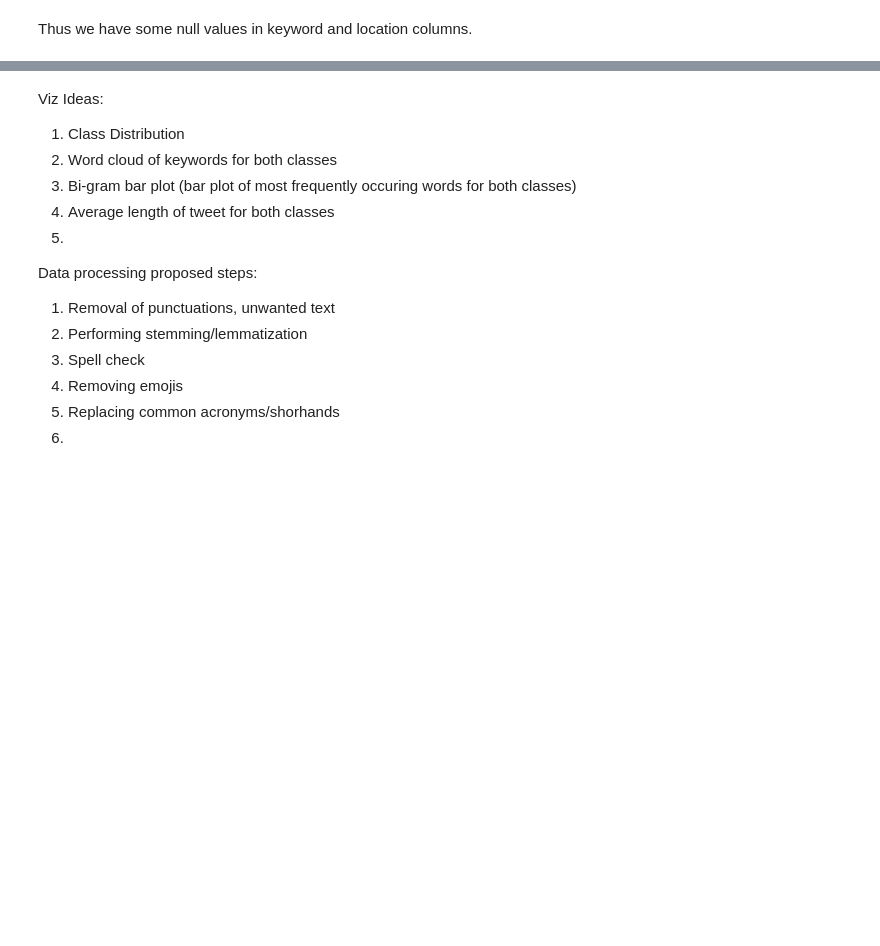
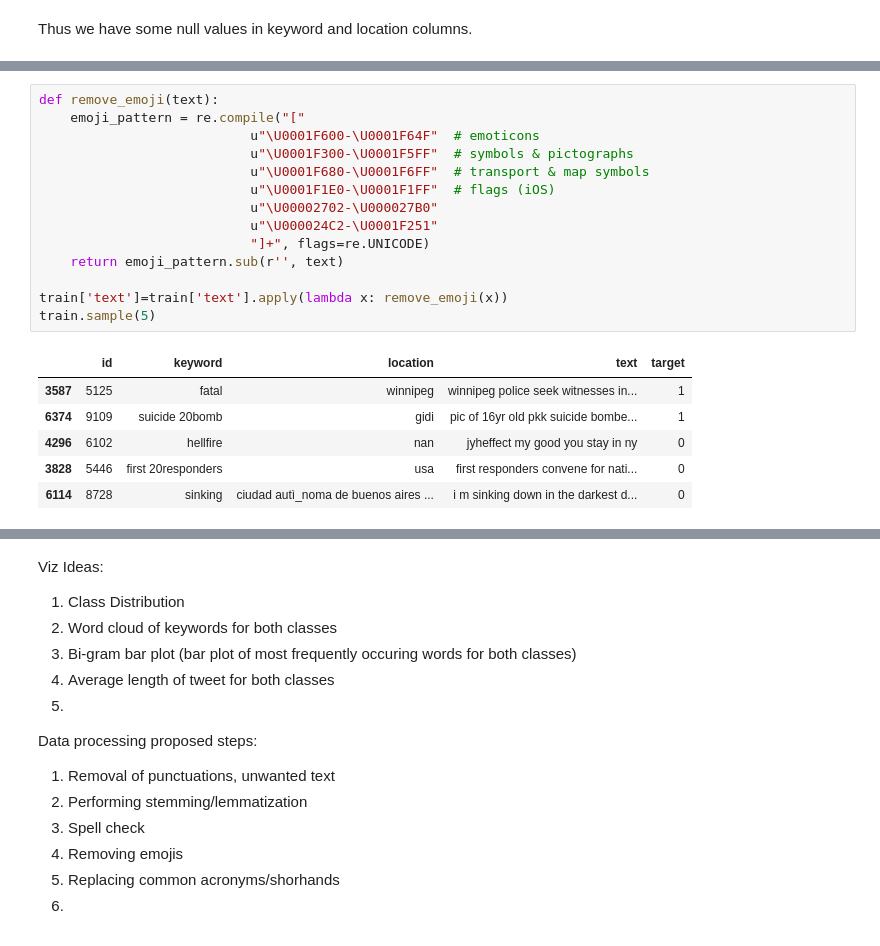
Before and after one commit to pranshudiwan/NLP_CS_6200, a Jupyter notebook: NLP_test.ipynb, the cells around one changed output, grey strips where cells are left out. Drawn from its saved outputs; the diff is of its cells as text; blank space fills up the shorter version.

```diff
--- a/NLP_test.ipynb
+++ b/NLP_test.ipynb
@@ -62,0 +97,21 @@ train.sample(10)
+# %%
+def remove_emoji(text):
+    emoji_pattern = re.compile("["
+                           u"\U0001F600-\U0001F64F"  # emoticons
+                           u"\U0001F300-\U0001F5FF"  # symbols & pictographs
+                           u"\U0001F680-\U0001F6FF"  # transport & map symbols
+                           u"\U0001F1E0-\U0001F1FF"  # flags (iOS)
+                           u"\U00002702-\U000027B0"
+                           u"\U000024C2-\U0001F251"
+                           "]+", flags=re.UNICODE)
+    return emoji_pattern.sub(r'', text)
+
+train['text']=train['text'].apply(lambda x: remove_emoji(x))
+train.sample(5)
+# %% [output]
+|  | id | keyword | location | text | target |
+| 3587 | 5125 | fatal | winnipeg | winnipeg police seek witnesses in... | 1 |
+| 6374 | 9109 | suicide 20bomb | gidi | pic of 16yr old pkk suicide bombe... | 1 |
+| 4296 | 6102 | hellfire | nan | jyheffect my good you stay in ny | 0 |
+| 3828 | 5446 | first 20responders | usa | first responders convene for nati... | 0 |
+| 6114 | 8728 | sinking | ciudad autì_noma de buenos aires ... | i m sinking down in the darkest d... | 0 |
```
Also changed, not shown: parts of 12 cells of this notebook.
